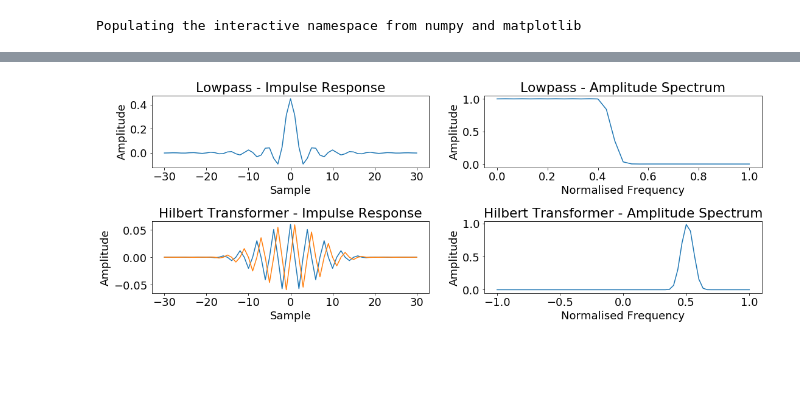
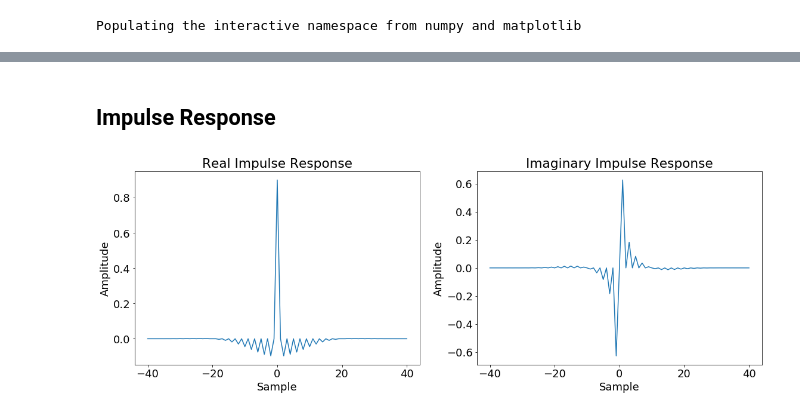
Before and after one commit to waynegm/OpendTect-External-Attributes, a Jupyter notebook: Python_3/Jupyter/hilbert_transform.ipynb, the cells around one changed output, grey strips where cells are left out. Drawn from its saved outputs; the diff is of its cells as text; code cells hidden in the pictures; blank space fills up the shorter version.

```diff
--- a/Python_3/Jupyter/hilbert_transform.ipynb
+++ b/Python_3/Jupyter/hilbert_transform.ipynb
@@ -41,34 +35,20 @@ def chilbKernel(N, band=0.9):
+# %% [markdown]
+## Impulse Response
 # %%
-N = 30
+N = 40
 Np = 2*N+1
+kernel = xl.hilbert_kernel(N,0.9)
 matplotlib.rcParams.update({'font.size': 18})
-fig,axes = plt.subplots( 2, 2, figsize=(16,6) )
+fig,axes = plt.subplots( 1,2, figsize=(16,6) )
+axes[0].plot(np.linspace(-N,N,Np), np.real(kernel))
+axes[0].set_xlabel('Sample')
+axes[0].set_ylabel('Amplitude')
+axes[0].set_title('Real Impulse Response')
 
-kernel = lpKernel(N, 0.1)
-kernel = ss.firwin(Np,0.45)
-fft = np.fft.rfft(kernel)
-
-axes[0,0].plot(np.linspace(-N,N,Np), kernel)
-axes[0,0].set_xlabel('Sample')
-axes[0,0].set_ylabel('Amplitude')
-axes[0,0].set_title('Lowpass - Impulse Response')
-axes[0,1].plot(np.linspace(0,1,N+1),np.abs(fft))
-axes[0,1].set_xlabel('Normalised Frequency')
-axes[0,1].set_ylabel('Amplitude')
-axes[0,1].set_title('Lowpass - Amplitude Spectrum')
-
-kernel = chilbKernel(N,band=0.1)
-fft = np.fft.fftshift(np.fft.fft(kernel))
-axes[1,0].plot(np.linspace(-N,N,2*N+1), np.real(kernel))
-axes[1,0].plot(np.linspace(-N,N,2*N+1), np.imag(kernel))
-axes[1,0].set_xlabel('Sample')
-axes[1,0].set_ylabel('Amplitude')
-axes[1,0].set_title('Hilbert Transformer - Impulse Response')
-axes[1,1].plot(np.linspace(-1,1,Np),np.abs(fft))
-axes[1,1].set_xlabel('Normalised Frequency')
-axes[1,1].set_ylabel('Amplitude')
-axes[1,1].set_title('Hilbert Transformer - Amplitude Spectrum')
-
+axes[1].plot(np.linspace(-N,N,Np), np.imag(kernel))
+axes[1].set_xlabel('Sample')
+axes[1].set_ylabel('Amplitude')
+axes[1].set_title('Imaginary Impulse Response')
 fig.tight_layout()
 # %% [output]
-[figure, old version]
+[figure, new version]
```
Also changed, not shown: parts of 6 cells of this notebook, 9 other files.
